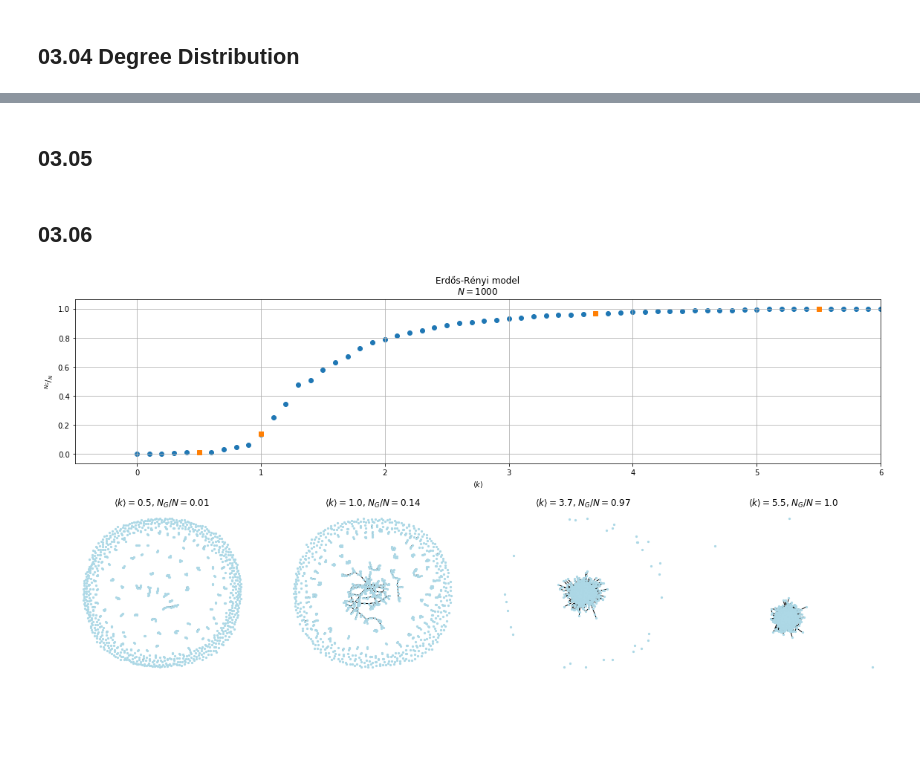
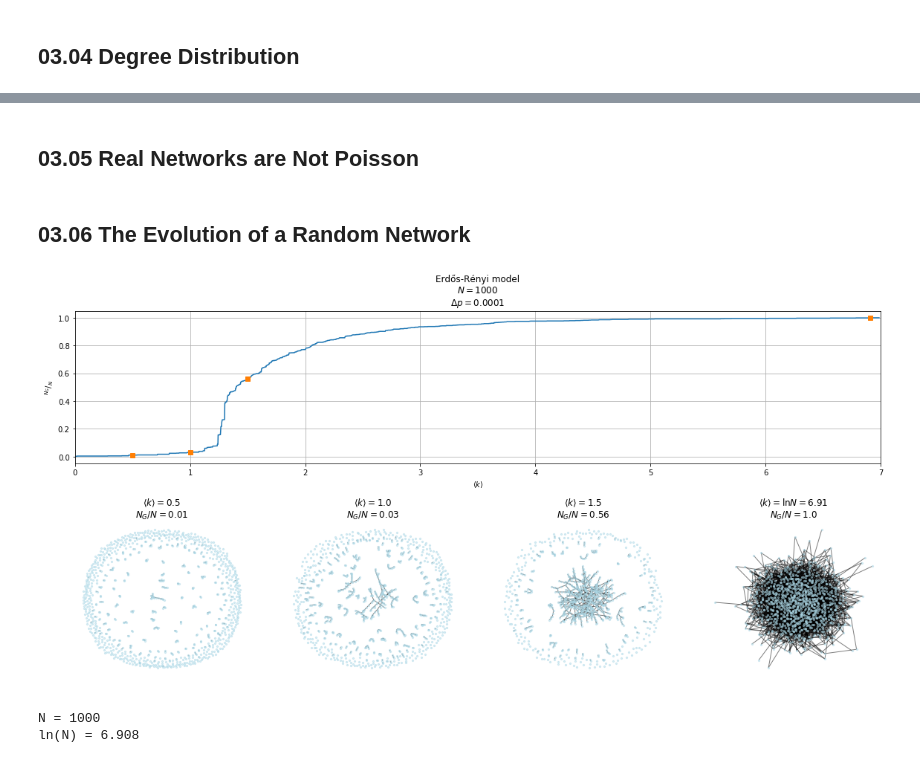
Before and after one commit to shumez/NetworkScience, a Jupyter notebook: c03/code.ipynb, the cells around one changed output, grey strips where cells are left out. Cells and saved outputs as stored; diff of their text form; code cells hidden in the pictures; blank space fills up the shorter version.

```diff
--- a/c03/code.ipynb
+++ b/c03/code.ipynb
@@ -266,11 +269,11 @@ fig, ax = plt.subplots(ncols=1, nrows=1, figsize=(8, 4.5))#, sharex=True, sharey
 
 for N in Ns:
 
-    G = nx.gnm_random_graph(N, k_mean*N/2)
+    G = nx.gnm_random_graph(N, k_mean*N/2, seed=123)
     k = nx.degree_histogram(G)
     p_k = [d/N for d in k]
     #ax.bar(range(len(p_k)), p_k, label=r'$N={}$'.format(N))
-    ax.plot(range(len(p_k)), p_k, label=r'$N={}$'.format(N))
+    ax.plot(range(len(p_k)), p_k)#, label=r'$N={}$'.format(N))
     ax.scatter(range(len(p_k)), p_k, label=r'$N={}$'.format(N))
     ax.grid(True)
     #ax.set_title(r'$N={}$'.format(N))
@@ -300,11 +301,18 @@ def Poisson_dist(n, m, k):
 # %% [markdown]
-## 03.05
+## 03.05 Real Networks are Not Poisson
 # %%
 N = 10**4
 k
 p
 G = nx.watts_strogatz_graph(N, k, p)
+# %%
+N = 10**3
+k_mean = 5
+L_max = N*(N-1)/2
+L = k_mean * N /2
+
+p = L / L_max
 # %% [markdown]
-## 03.06
+## 03.06 The Evolution of a Random Network
 # %%
 N = 10**3
@@ -349,49 +358,75 @@ for L in Ls:
 # %%
+for k_mean, N_G_per_N in zip(k_means, N_G_per_Ns):
+    if np.round(k_mean, 2) == .5:
+        k_mean1 = np.round(k_mean, 2)
+        N_G_per_N1 = np.round(N_G_per_N, 2)
+
+    elif np.round(k_mean, 2) == k_critical[0]:
+        k_mean2 = np.round(k_mean, 2)
+        N_G_per_N2 = np.round(N_G_per_N, 2)
+
+    elif np.round(k_mean, 2) == 1.5:#np.round((k_critical[0]+k_critical[1])/2, 2):
+        k_mean3 = np.round(k_mean, 2)
+        N_G_per_N3 = np.round(N_G_per_N, 2)
+
+    elif np.round(k_mean, 2) == np.round(k_critical[1], 2):
+        k_mean4 = np.round(k_mean, 2)
+        N_G_per_N4 = np.round(N_G_per_N, 2)
+
+
 """
--------------------------
-|          ax0          |
--------------------------
-| ax1 | ax2 | ax3 | ax4 |
--------------------------
+     0     1     2     3
+  -------------------------
+0 |          ax0          |
+  -------------------------
+1 | ax1 | ax2 | ax3 | ax4 |
+  -------------------------
 """
 fig = plt.figure(figsize=(16, 8))
 ax0 = plt.subplot2grid((2,4), (0,0), colspan=4)
 ax1 = plt.subplot2grid((2,4), (1,0))
 ax2 = plt.subplot2grid((2,4), (1,1))
 ax3 = plt.subplot2grid((2,4), (1,2))
 ax4 = plt.subplot2grid((2,4), (1,3))
 
-ax0.scatter(k_means, N_G_per_Ns)
+# ax0.scatter(k_means, N_G_per_Ns)
+ax0.plot(k_means, N_G_per_Ns)
 ax0.set_xlabel(r'$\langle k \rangle$')
 ax0.set_ylabel(r'$^{N_G}/_{N}$')
-ax0.set_xlim(-.5, 6)
+ax0.set_xlim(0, k_mean_lim)
 ax0.grid(True)
 
 ax0.plot(k_mean1, N_G_per_N1, marker='s', color='#ff7f04')
 ax0.plot(k_mean2, N_G_per_N2, marker='s', color='#ff7f04')
 ax0.plot(k_mean3, N_G_per_N3, marker='s', color='#ff7f04')
 ax0.plot(k_mean4, N_G_per_N4, marker='s', color='#ff7f04')
 
-nx.draw_networkx(G1, ax=ax1, node_size=5, node_color='lightblue', with_labels=False)
-ax1.set_title(r'$\langle k \rangle = {}$' ', ' r'$N_G / N = {}$'.format(k_mean1, N_G_per_N1))
+nx.draw_networkx(G1, ax=ax1, alpha=.5, node_size=5, node_color='lightblue', with_labels=False)
+ax1.set_title(r'$\langle k \rangle = {}$' '\n' r'$N_G / N = {}$'.format(k_mean1, N_G_per_N1))
 ax1.set_axis_off()
 
-nx.draw_networkx(G2, ax=ax2, node_size=5, node_color='lightblue', with_labels=False)
-ax2.set_title(r'$\langle k \rangle = {}$' ', ' r'$N_G / N = {}$'.format(k_mean2, N_G_per_N2))
+nx.draw_networkx(G2, ax=ax2, alpha=.5, node_size=5, node_color='lightblue', with_labels=False)
+ax2.set_title(r'$\langle k \rangle = {}$' '\n' r'$N_G / N = {}$'.format(k_mean2, N_G_per_N2))
 ax2.set_axis_off()
 
-nx.draw_networkx(G3, ax=ax3, node_size=5, node_color='lightblue', with_labels=False)
-ax3.set_title(r'$\langle k \rangle = {}$' ', ' r'$N_G / N = {}$'.format(k_mean3, N_G_per_N3))
+nx.draw_networkx(G3, ax=ax3, alpha=.5, node_size=5, node_color='lightblue', with_labels=False)
+ax3.set_title(r'$\langle k \rangle = {}$' '\n' r'$N_G / N = {}$'.format(k_mean3, N_G_per_N3))
 ax3.set_axis_off()
 
-nx.draw_networkx(G4, ax=ax4, node_size=5, node_color='lightblue', with_labels=False)
-ax4.set_title(r'$\langle k \rangle = {}$' ', ' r'$N_G / N = {}$'.format(k_mean4, N_G_per_N4))
+nx.draw_networkx(G4, ax=ax4, alpha=.5, node_size=5, node_color='lightblue', with_labels=False)
+ax4.set_title(r'$\langle k \rangle = \ln N = {}$' '\n' r'$N_G / N = {}$'.format(k_mean4, N_G_per_N4))
 ax4.set_axis_off()
 
-ax0.set_title('Erdős-Rényi model\n' r'$N={}$'.format(N))
+ax0.set_title('Erdős-Rényi model\n' r'$N={}$' '\n' r'$\Delta p = {}$'.format(N, 1/p_iter))
 
 plt.tight_layout()
-plt.savefig('img/fig_03_07.png')
+plt.savefig('img/fig_03_07_2.png')
 plt.show()
 # %% [output]
-[figure, old version]
+[figure, new version]
+# %%
+print('N = {}'.format(N))
+print('ln(N) = {}'.format(np.round(np.log(N), 3)))
+# %% [output]
+N = 1000
+ln(N) = 6.908
```
Also changed, not shown: parts of 22 cells of this notebook.
